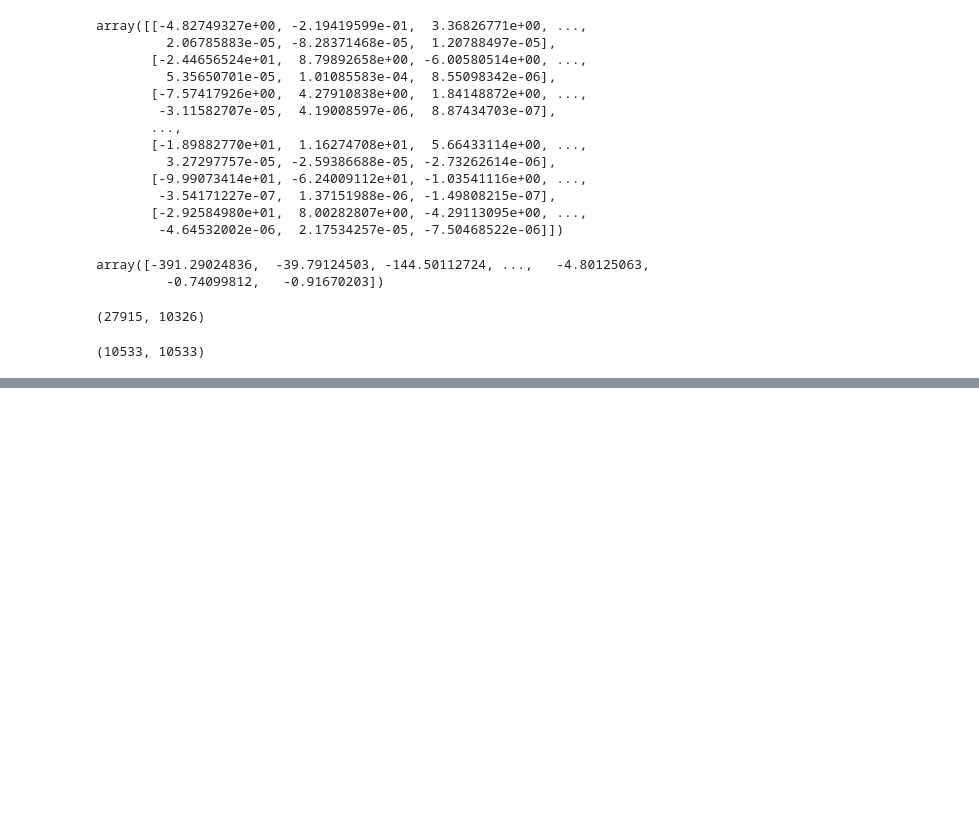
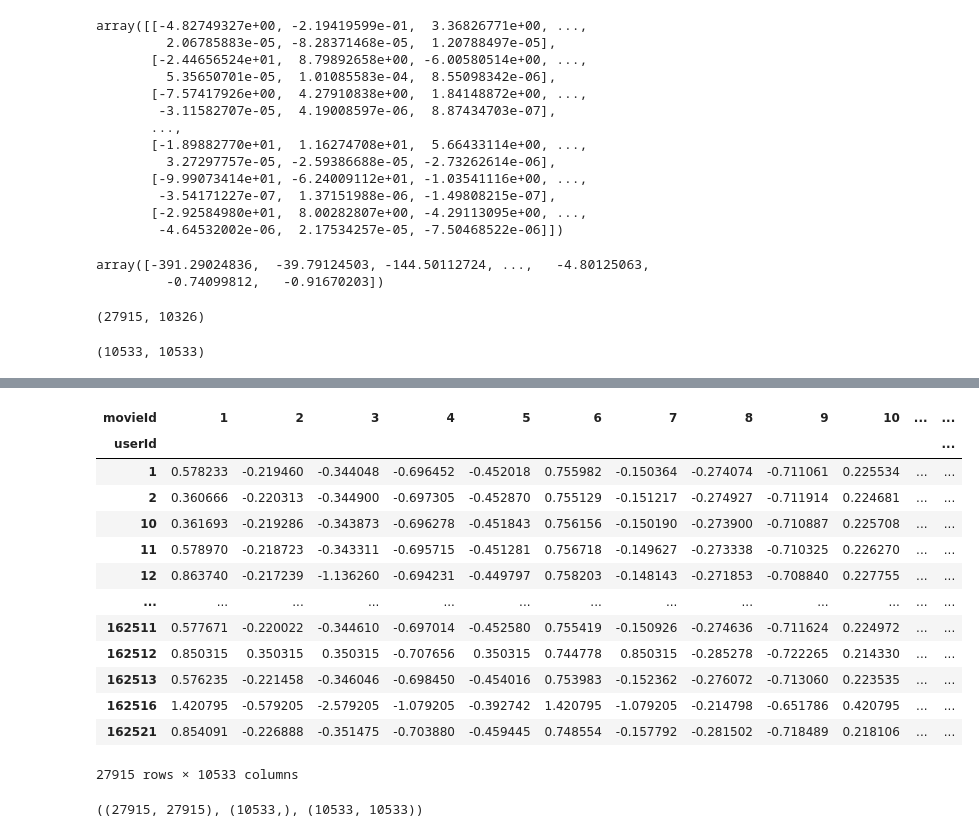
Before and after one commit to mskim94/Matrix_Factorization, a Jupyter notebook: Untitled.ipynb, the cells around one changed output, grey strips where cells are left out. Saved outputs shown, nothing was run; the diff lists cells and outputs as text; code cells hidden in the pictures; blank space fills up the shorter version.

```diff
--- a/Untitled.ipynb
+++ b/Untitled.ipynb
@@ -522,0 +616,33 @@ print("A")
+# %%
+def R_norm(rating_R_filled):
+    for row in range(len(rating_R_filled)):
+        row_update = []
+        row_mean = sum(rating_R_filled.iloc[row, :]) / len(rating_R_filled.iloc[row,:])
+
+        row_update = [i - row_mean for i in rating_R_filled.iloc[row,:]]
+        rating_R_filled.iloc[row,:] = row_update
+
+    return rating_R_filled
+# %%
+R_norm(rating_R_filled)
+# %% [output]
+| movieId | 1 | 2 | 3 | 4 | 5 | 6 | 7 | 8 | 9 | 10 | ... | ... |
+| userId |  |  |  |  |  |  |  |  |  |  |  | ... |
+| 1 | 0.578233 | -0.219460 | -0.344048 | -0.696452 | -0.452018 | 0.755982 | -0.150364 | -0.274074 | -0.711061 | 0.225534 | ... | ... |
+| 2 | 0.360666 | -0.220313 | -0.344900 | -0.697305 | -0.452870 | 0.755129 | -0.151217 | -0.274927 | -0.711914 | 0.224681 | ... | ... |
+| 10 | 0.361693 | -0.219286 | -0.343873 | -0.696278 | -0.451843 | 0.756156 | -0.150190 | -0.273900 | -0.710887 | 0.225708 | ... | ... |
+| 11 | 0.578970 | -0.218723 | -0.343311 | -0.695715 | -0.451281 | 0.756718 | -0.149627 | -0.273338 | -0.710325 | 0.226270 | ... | ... |
+| 12 | 0.863740 | -0.217239 | -1.136260 | -0.694231 | -0.449797 | 0.758203 | -0.148143 | -0.271853 | -0.708840 | 0.227755 | ... | ... |
+| ... | ... | ... | ... | ... | ... | ... | ... | ... | ... | ... | ... | ... |
+| 162511 | 0.577671 | -0.220022 | -0.344610 | -0.697014 | -0.452580 | 0.755419 | -0.150926 | -0.274636 | -0.711624 | 0.224972 | ... | ... |
+| 162512 | 0.850315 | 0.350315 | 0.350315 | -0.707656 | 0.350315 | 0.744778 | 0.850315 | -0.285278 | -0.722265 | 0.214330 | ... | ... |
+| 162513 | 0.576235 | -0.221458 | -0.346046 | -0.698450 | -0.454016 | 0.753983 | -0.152362 | -0.276072 | -0.713060 | 0.223535 | ... | ... |
+| 162516 | 1.420795 | -0.579205 | -2.579205 | -1.079205 | -0.392742 | 1.420795 | -1.079205 | -0.214798 | -0.651786 | 0.420795 | ... | ... |
+| 162521 | 0.854091 | -0.226888 | -0.351475 | -0.703880 | -0.459445 | 0.748554 | -0.157792 | -0.281502 | -0.718489 | 0.218106 | ... | ... |
+27915 rows × 10533 columns
+# %%
+# model
+U, s, VT = np.linalg.svd(rating_R_filled)
+U.shape, s.shape, VT.shape
+# %% [output]
+((27915, 27915), (10533,), (10533, 10533))
```
Also changed, not shown: parts of 14 cells of this notebook.
